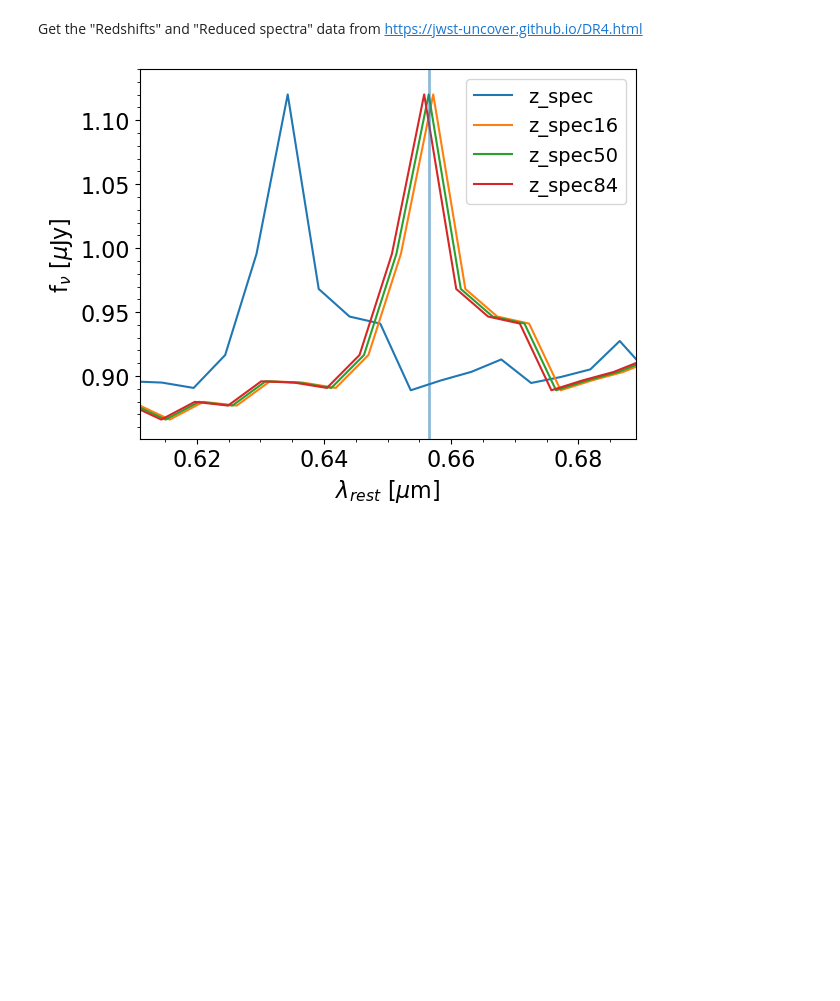
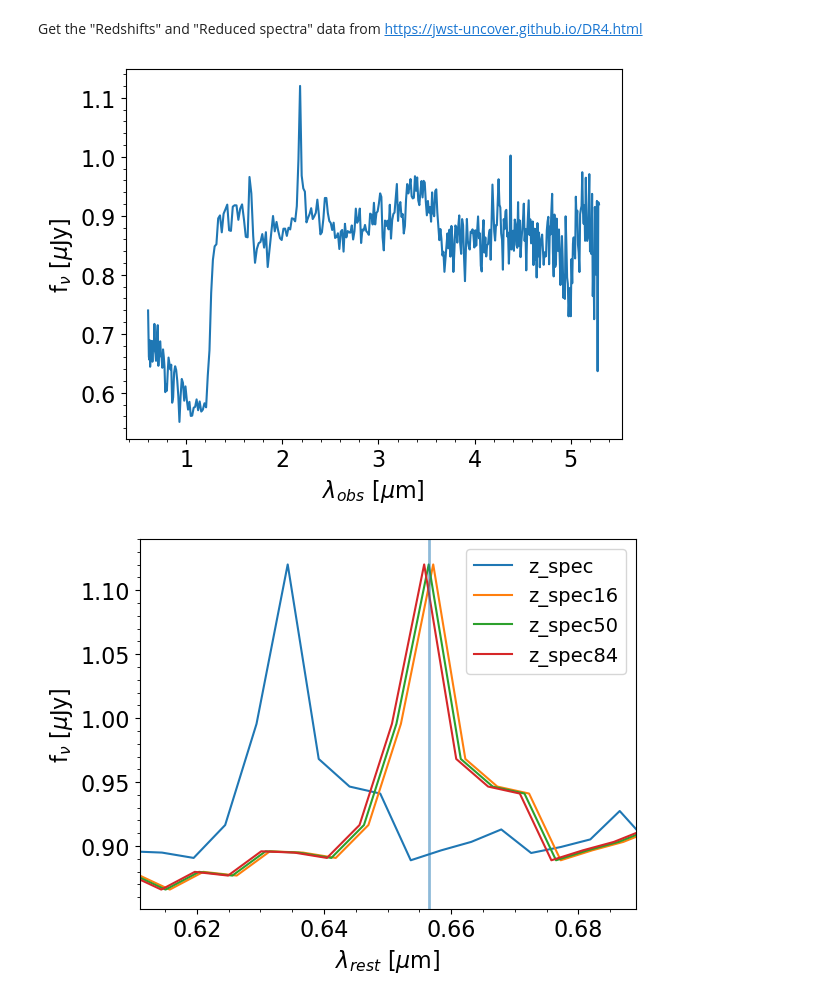
Before and after one commit to prajwel/no_special_redshift, a Jupyter notebook: KSP_plots.ipynb, the cells around one changed output. Cells and saved outputs as stored; diff of their text form; code cells hidden in the pictures; blank space fills up the shorter version.

Commit message:
Script for full spectrum plot added.

```diff
--- a/KSP_plots.ipynb
+++ b/KSP_plots.ipynb
@@ -51,6 +51,16 @@ bad_spec_id_msa = bad_spec_z_data['id_msa'][0]
 bad_spec_z = bad_spec_z_data['z_spec'][0]
 bad_spec_file = f'uncover_DR4_prism-clear_2561_{bad_spec_id_msa}.spec.fits'
 bad_hdu_spec = fits.open(f'{data_path}{bad_spec_file}')
+# %%
+fig, ax = plt.subplots()
+ax.plot(bad_hdu_spec[1].data['wave'], bad_hdu_spec[1].data['flux'])
+ax.set_xlabel(r'$\lambda_{obs}$ [$\mu$m]', fontsize=16)
+ax.set_ylabel(r'f$_\nu$ [$\mu$Jy]', fontsize=16)
+ax.tick_params(axis='both', labelsize=16)
+ax.minorticks_on()
+fig.savefig('outlier_spectrum_observed.png', dpi = 150, bbox_inches='tight')
+# %% [output]
+[figure, added]
 # %%
 fig, ax = plt.subplots()
 ax.plot(bad_hdu_spec[1].data['wave'] / (1 + bad_spec_z_data['z_spec'][0]) , bad_hdu_spec[1].data['flux'], label = 'z_spec')
```
Also changed, not shown: parts of 2 cells of this notebook.
